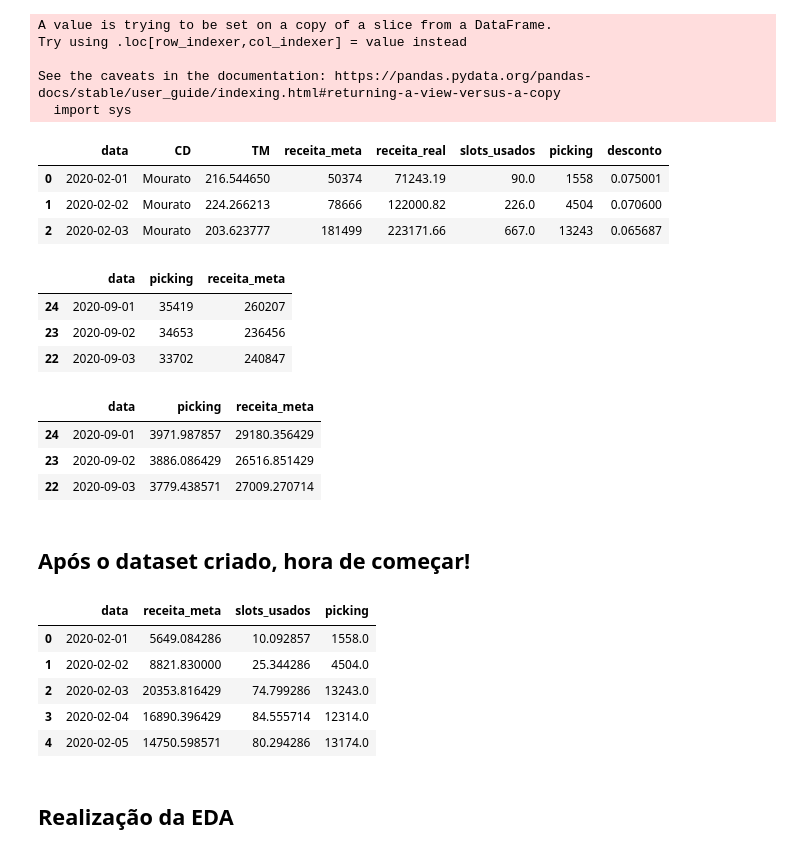
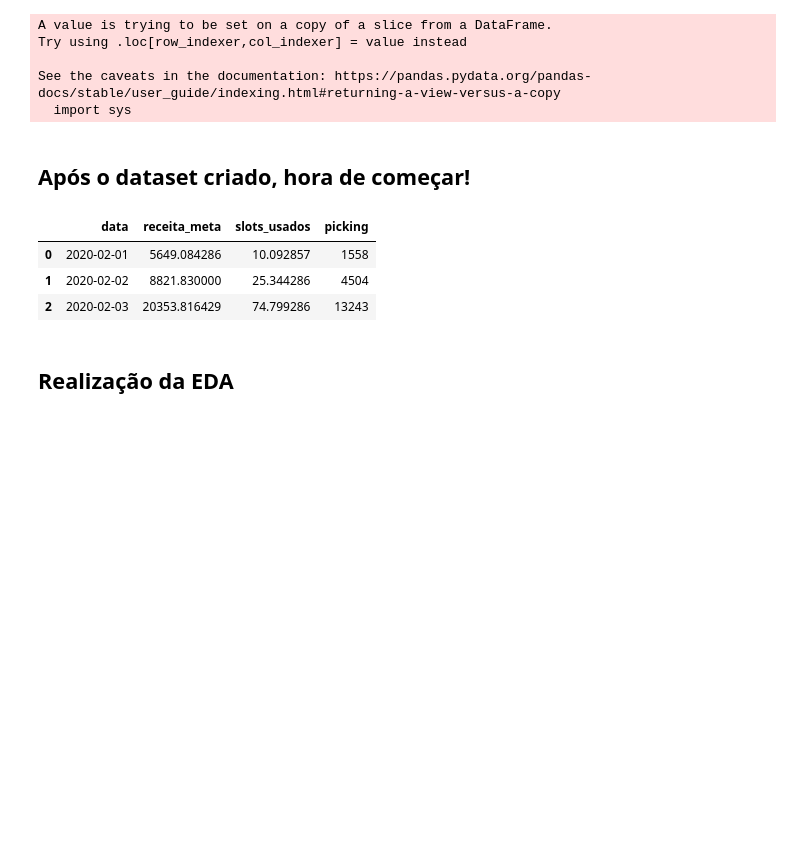
Before and after one commit to log-tech/dimensionamento-operacional, a Jupyter notebook: Trabalho Final - Github.ipynb, the cells around one changed output. Saved outputs shown, nothing was run; the diff lists cells and outputs as text; code cells hidden in the pictures; blank space fills up the shorter version.

```diff
--- a/Trabalho Final - Github.ipynb
+++ b/Trabalho Final - Github.ipynb
@@ -462,42 +465,20 @@ qtl_lv = qtl_lv.rename(columns={'item_demand_distribution_center_demand_date': '
 predicao = pd.merge(qtl_lv, liv_meta[["data", "receita_meta"]], on = "data").sort_values(by=['data'], ascending = True)
 # %%
 mourato_ts = mourato_ts.rename(columns={'slots_usado':'slots_usados'})
-mourato_ts.head(3)
-# %% [output]
-|  | data | CD | TM | receita_meta | receita_real | slots_usados | picking | desconto |
-| 0 | 2020-02-01 | Mourato | 216.544650 | 50374 | 71243.19 | 90.0 | 1558 | 0.075001 |
-| 1 | 2020-02-02 | Mourato | 224.266213 | 78666 | 122000.82 | 226.0 | 4504 | 0.070600 |
-| 2 | 2020-02-03 | Mourato | 203.623777 | 181499 | 223171.66 | 667.0 | 13243 | 0.065687 |
-# %%
-predicao.head(3)
-# %% [output]
-|  | data | picking | receita_meta |
-| 24 | 2020-09-01 | 35419 | 260207 |
-| 23 | 2020-09-02 | 34653 | 236456 |
-| 22 | 2020-09-03 | 33702 | 240847 |
 # %%
 #Eliminando variáveis baixadas e descontinuadas do modelo
 mourato_ts = mourato_ts.drop(['receita_real', 'TM', 'desconto', 'CD'], axis = 1)
 predicao[['picking', 'receita_meta']] = predicao[['picking', 'receita_meta']]
 mourato_ts[['receita_meta', 'slots_usados']] = mourato_ts[['receita_meta', 'slots_usados']]
-# %%
-predicao.head(3)
-# %% [output]
-|  | data | picking | receita_meta |
-| 24 | 2020-09-01 | 3971.987857 | 29180.356429 |
-| 23 | 2020-09-02 | 3886.086429 | 26516.851429 |
-| 22 | 2020-09-03 | 3779.438571 | 27009.270714 |
 # %% [markdown]
 ## Após o dataset criado, hora de começar!
 # %%
-mourato_ts.head(5)
+mourato_ts.head(3)
 # %% [output]
 |  | data | receita_meta | slots_usados | picking |
-| 0 | 2020-02-01 | 5649.084286 | 10.092857 | 1558.0 |
-| 1 | 2020-02-02 | 8821.830000 | 25.344286 | 4504.0 |
-| 2 | 2020-02-03 | 20353.816429 | 74.799286 | 13243.0 |
-| 3 | 2020-02-04 | 16890.396429 | 84.555714 | 12314.0 |
-| 4 | 2020-02-05 | 14750.598571 | 80.294286 | 13174.0 |
+| 0 | 2020-02-01 | 5649.084286 | 10.092857 | 1558 |
+| 1 | 2020-02-02 | 8821.830000 | 25.344286 | 4504 |
+| 2 | 2020-02-03 | 20353.816429 | 74.799286 | 13243 |
 # %% [markdown]
 ## Realização da EDA
 # %%
```
Also changed, not shown: parts of 30 cells of this notebook.
